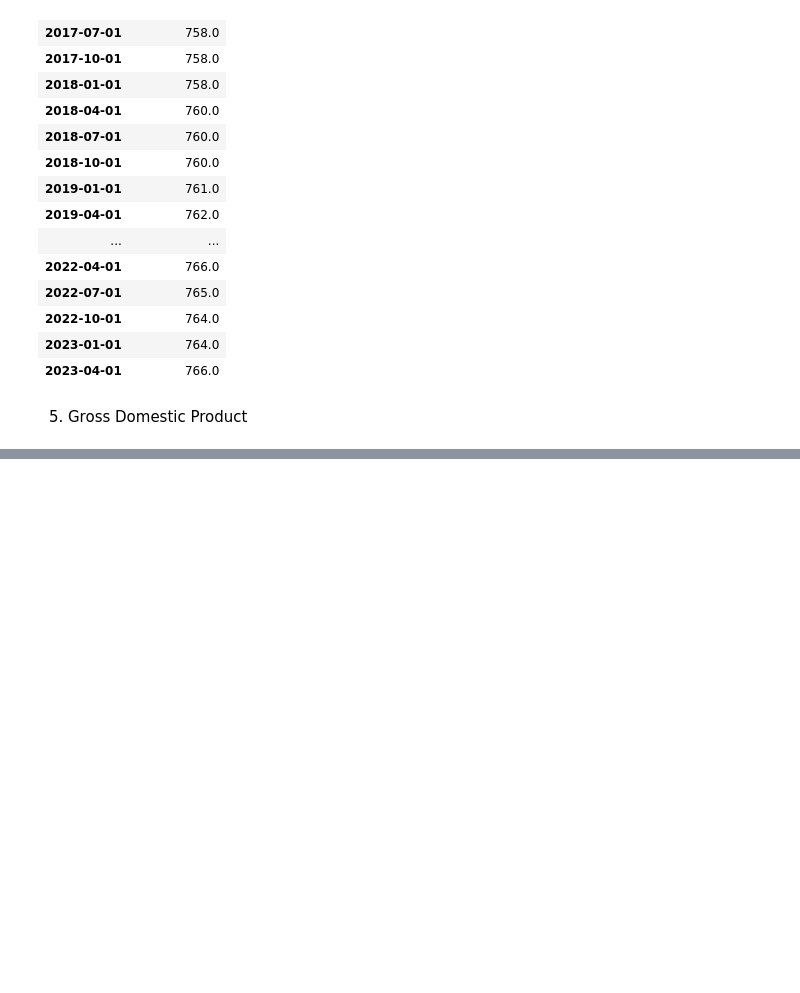
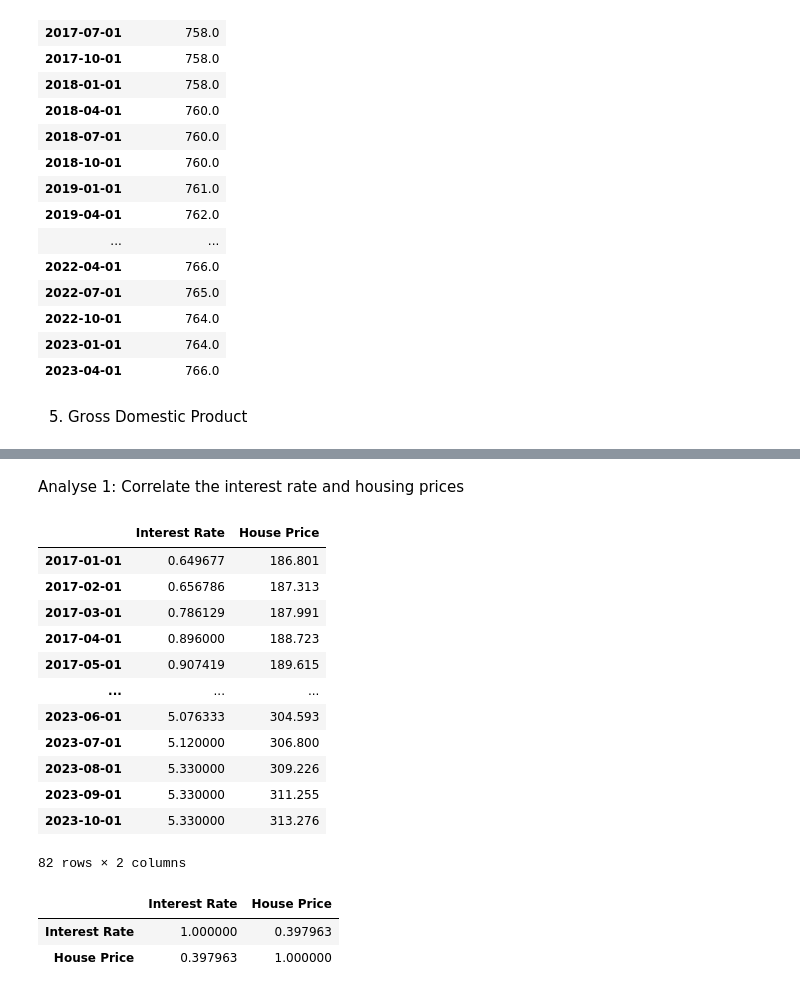
Before and after one commit to Celinzh/wqu_assignment, a Jupyter notebook: GWP1/celine-data.ipynb, the cells around one changed output, grey strips where cells are left out. Drawn from its saved outputs; the diff is of its cells as text; code cells hidden in the pictures; blank space fills up the shorter version.

```diff
--- a/GWP1/celine-data.ipynb
+++ b/GWP1/celine-data.ipynb
@@ -117,0 +138,30 @@ credit_df
+# %% [markdown]
+Analyse 1: Correlate the interest rate and housing prices
+# %%
+# Slice the interest rate dataframe
+interest_df = interest_df.loc['2017-01-01':'2023-10-01', :]
+interest_df_m = interest_df.resample('MS').mean()
+
+# Merge the two dataframes
+merge_df = pd.merge(interest_df_m, house_df, left_index=True, right_index=True)
+merge_df
+# %% [output]
+|  | Interest Rate | House Price |
+| 2017-01-01 | 0.649677 | 186.801 |
+| 2017-02-01 | 0.656786 | 187.313 |
+| 2017-03-01 | 0.786129 | 187.991 |
+| 2017-04-01 | 0.896000 | 188.723 |
+| 2017-05-01 | 0.907419 | 189.615 |
+| ... | ... | ... |
+| 2023-06-01 | 5.076333 | 304.593 |
+| 2023-07-01 | 5.120000 | 306.800 |
+| 2023-08-01 | 5.330000 | 309.226 |
+| 2023-09-01 | 5.330000 | 311.255 |
+| 2023-10-01 | 5.330000 | 313.276 |
+82 rows × 2 columns
+# %%
+merge_df.corr()
+# %% [output]
+|  | Interest Rate | House Price |
+| Interest Rate | 1.000000 | 0.397963 |
+| House Price | 0.397963 | 1.000000 |
```
Also changed, not shown: parts of 6 cells of this notebook.
